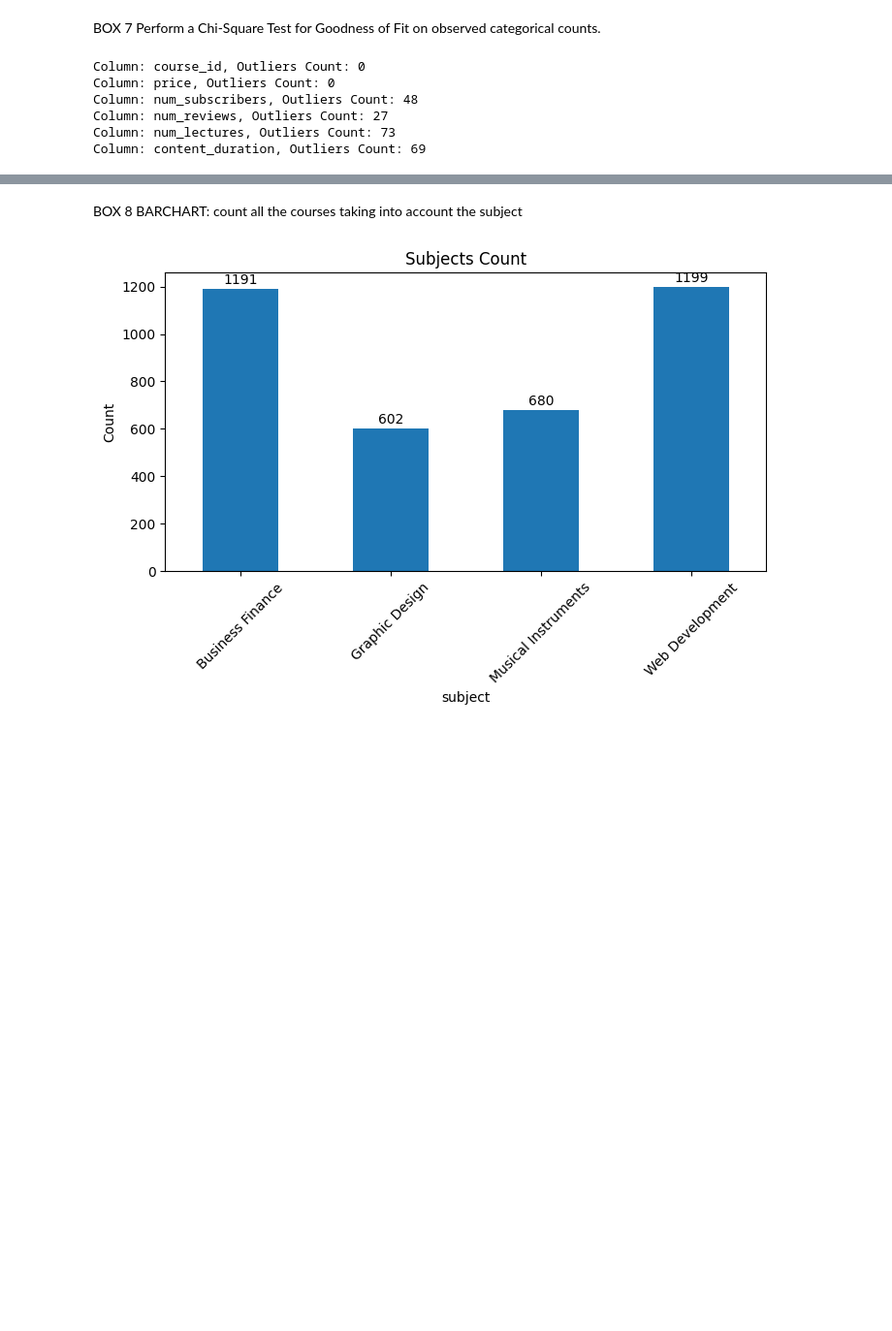
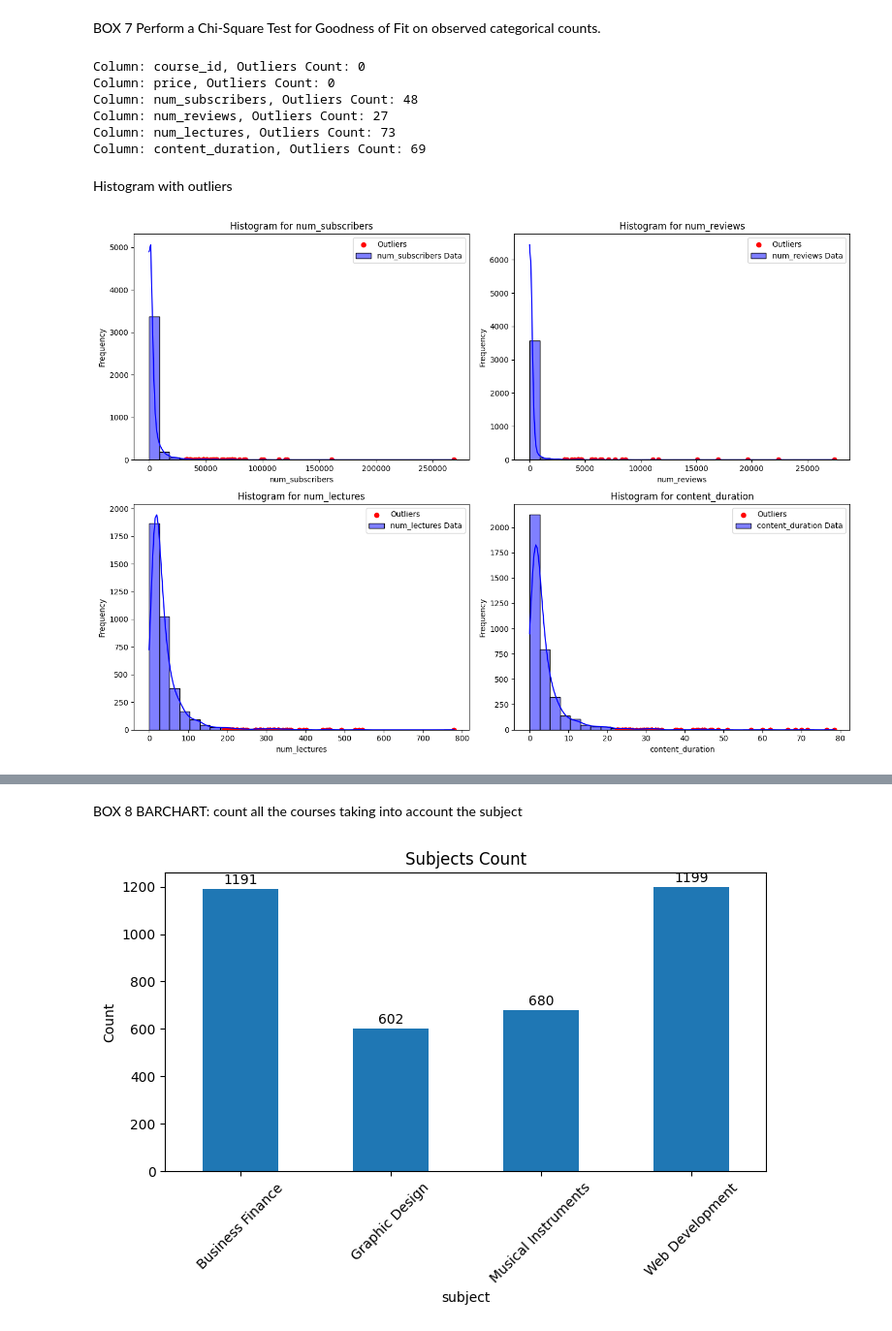
Before and after one commit to TeodoraVuta/e-learning-udemy, a Jupyter notebook: data.ipynb, the cells around one changed output, grey strips where cells are left out. Shown at 97% size. Drawn from its saved outputs; the diff is of its cells as text; code cells hidden in the pictures; blank space fills up the shorter version.

```diff
--- a/data.ipynb
+++ b/data.ipynb
@@ -33,10 +36,3 @@ subject                False
 dtype: bool
 # %% [markdown]
 BOX 3 checking for duplicates - there where 6 duplicates
-# %%
-course_counts = df['course_id'].value_counts()
-
-duplicates = course_counts[course_counts > 1]
-print(duplicates)
-
-df.drop_duplicates(subset='course_id', inplace=True)
@@ -51,0 +39,10 @@ Name: count, dtype: int64
+# %%
+duplicates = df[df.duplicated(subset='course_id')]
+print(f"Number of duplicates found: {len(duplicates)}")
+
+df.drop_duplicates(subset='course_id', keep='first', inplace=True)
+
+print(f"Row count after removing duplicates: {len(df)}")
+
+df.to_csv('udemy_database.csv', index=False)
+print("Duplicates removed, and original CSV updated.")
@@ -176,3 +234,35 @@ Column: num_subscribers, Outliers Count: 48
 Column: num_reviews, Outliers Count: 27
 Column: num_lectures, Outliers Count: 73
 Column: content_duration, Outliers Count: 69
+# %% [markdown]
+Histogram with outliers
+# %%
+# List of independent variables to plot
+independent_vars = ['num_subscribers', 'num_reviews', 'num_lectures', 'content_duration']
+
+# Set up the plot size
+plt.figure(figsize=(14, 10))
+
+for i, var in enumerate(independent_vars, 1):
+    plt.subplot(2, 2, i)  # Create subplots in a 2x2 grid
+
+    # Plot the histogram for the current variable
+    sns.histplot(df[var], kde=True, color='blue', label=f'{var} Data', bins=30)
+
+    # Highlight outliers (we assume outliers are already detected and stored in a variable like 'outliers_z_score')
+    z_scores = np.abs((df[var] - df[var].mean()) / df[var].std())  # Z-score for current variable
+    outliers_z_score = df[z_scores > 3]
+
+    # Plot outliers in red on the histogram
+    plt.scatter(outliers_z_score[var], np.zeros_like(outliers_z_score[var]), color='red', label='Outliers')
+
+    # Add titles and labels
+    plt.title(f'Histogram for {var}')
+    plt.xlabel(var)
+    plt.ylabel('Frequency')
+    plt.legend()
+
+plt.tight_layout()  # Adjust the layout to fit all subplots
+plt.show()
+# %% [output]
+[figure, added]
```
Also changed, not shown: parts of 46 cells of this notebook, 3 other files.
